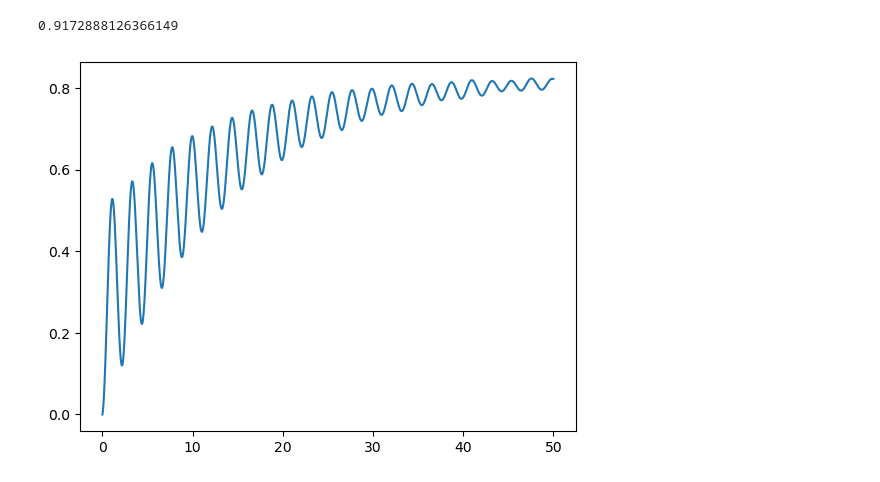
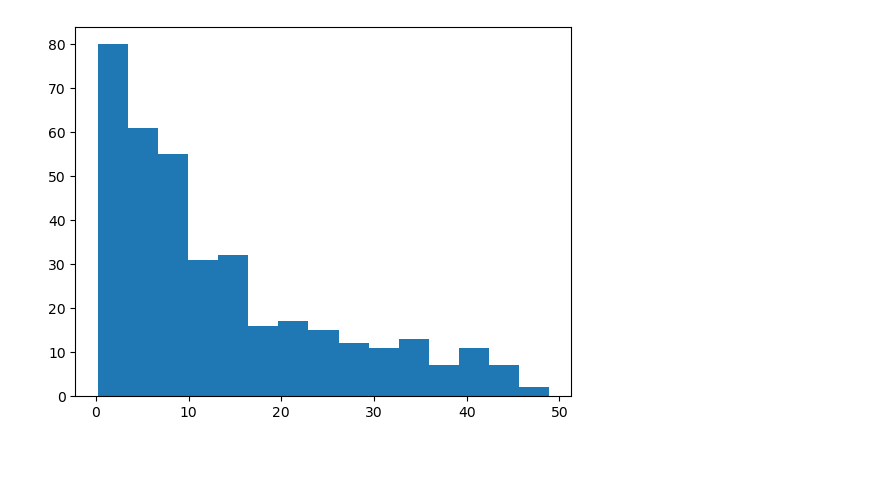
Before and after one commit to marcoradaelli/GillespieQuantumJumps, a Jupyter notebook: QutipBenchmark/QuTip_CoupledQubits.ipynb, the cells around one changed output. Drawn from its saved outputs; the diff is of its cells as text; code cells hidden in the pictures.

```diff
--- a/QutipBenchmark/QuTip_CoupledQubits.ipynb
+++ b/QutipBenchmark/QuTip_CoupledQubits.ipynb
@@ -21,10 +21,10 @@ ide = qutip.Qobj(np.eye(2))
 ΩA = 0.
 ΩB = 1.
 γ = 0.1
-g = 0.1
+g = 0
 
 # Simulation parameters.
-number_trajectories = 400
+number_trajectories = 500
 dt = 0.01
 t_final = 50
 
@@ -40,5 +40,6 @@ num_op_B_overall = tp(ide, num_op_B)
 
 t_range = np.arange(0, t_final, dt)
 # %%
-result = qutip.ssesolve(H, ψ0, t_range, M_l, [num_op_B_overall], ntraj=number_trajectories)
+result = qutip.mcsolve(H, ψ0, t_range, M_l, [], ntraj=number_trajectories)
+print("Concluded")
 # %% [output]
@@ -64,17 +57,0 @@ plt.show()
-# %%
-number_trajectories = 400
-
-options_1 = qutip.Options(seeds = [2])
-options_2 = qutip.Options(seeds = [4])
-
-result_seed_1 = qutip.ssesolve(H, ψ0, t_range, M_l, [num_op_B_overall], ntraj=number_trajectories, options=options_1)
-result_seed_2 = qutip.ssesolve(H, ψ0, t_range, M_l, [num_op_B_overall], ntraj=number_trajectories, options=options_2)
-
-exp_vals_1 = result_seed_1.expect[0]
-exp_vals_2 = result_seed_2.expect[0]
-plt.plot(t_range, exp_vals_1, label="First seed")
-plt.plot(t_range, exp_vals_2, label="Second seed")
-plt.xlabel("t")
-plt.ylabel("<n_B>")
-plt.legend()
-plt.show()
@@ -109,5 +57,0 @@ plt.plot(t_range, error_vector)
-# %%
-error_quantifier = spla.norm(error_vector)
-print(error_quantifier)
-# %% [output]
-0.9172888126366149
@@ -123,5 +57,0 @@ exp_vals_exact = results_exact.expect[0]
-# %%
-plt.plot(t_range, exp_vals_exact)
-plt.show()
-# %% [output]
-[figure, removed]
@@ -132,0 +58,13 @@ f_out.close()
+# %%
+# Builds the plot of the waiting time distribution.
+v_wtd = []
+for trajectory in range(number_trajectories):
+    for j in range(1, len(result.col_times[trajectory])):
+        difference = result.col_times[trajectory][j] - result.col_times[trajectory][j-1]
+        v_wtd.append(difference)
+
+# print(v_wtd)
+plt.hist(v_wtd, bins=15)
+plt.show()
+# %% [output]
+[figure, added]
```
Also changed, not shown: parts of 8 cells of this notebook, 12 other files.
